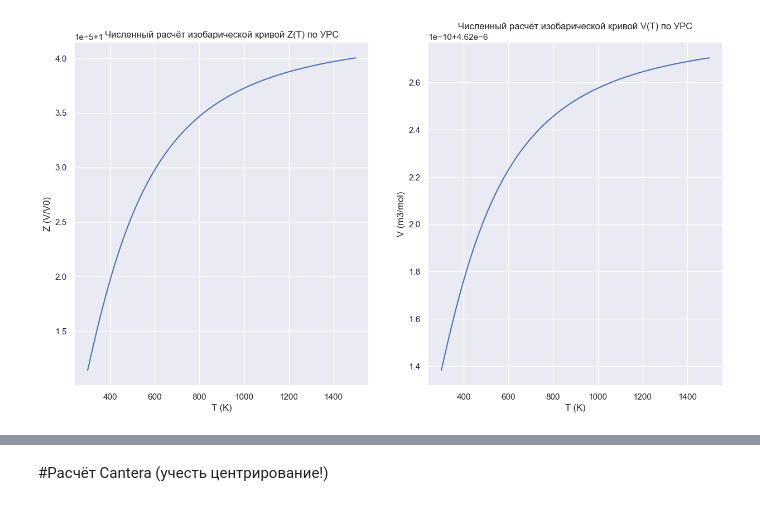
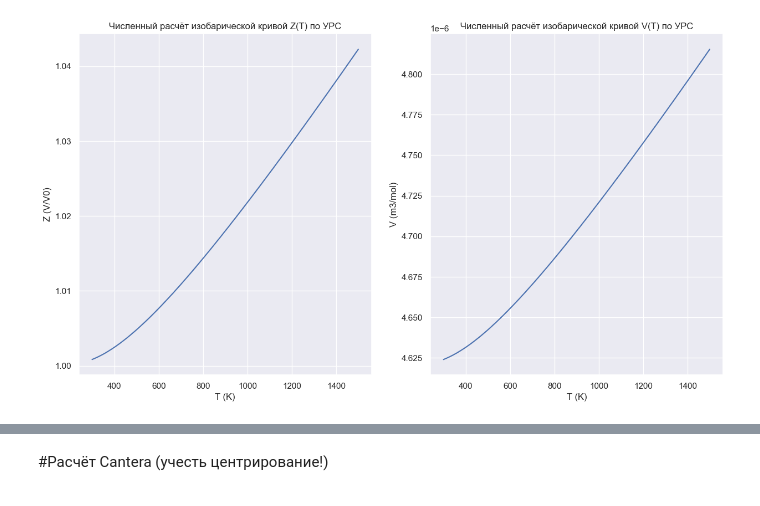
Before and after one commit to MalekWhat/MEPhI.-SCIENCE, a Jupyter notebook: DiplomaPart2.ipynb, the cells around one changed output, grey strips where cells are left out. Drawn from its saved outputs; the diff is of its cells as text; code cells hidden in the pictures.

```diff
--- a/DiplomaPart2.ipynb
+++ b/DiplomaPart2.ipynb
@@ -4,6 +4,7 @@ import math
 from tqdm import tqdm
 import matplotlib.pyplot as plt
 import seaborn as sns
+import scipy.integrate as integrate
 
 sns.set_theme()
 teta = 1250
@@ -28,7 +29,7 @@ def isoBarical(Z, T):
     term1_exp_arg = 3/2 * (K_ - 1) * (1 - eta)
     exp_val = np.exp(term1_exp_arg)
     term1 = 3 * K * (1-eta)/(eta**2) * exp_val
-    term2 = calc_CvEinst(T) * gamma / (Z * V0)
+    term2 = integrate.quad(calc_CvEinst, 5, T)[0] * gamma / (Z * V0)
     return term1 + term2
 
 def calculate_isobar(pressure):
@@ -40,34 +41,34 @@ def calculate_isobar(pressure):
     for T in tqdm(range(300, 1500)):
         T_values.append(T)
         low_z, high_z = 0.6, 5
 
         for _ in range(100):
             mid_z = (low_z + high_z) / 2
             val_mid = isoBarical(mid_z, T)
             if val_mid > pressure:
                 low_z = mid_z
             else:
                 high_z = mid_z
 
         z_values.append((low_z + high_z)/2)
 
     v_values = [z * V0 for z in z_values]
 
     plt.figure(figsize=(15, 8))
     plt.subplot(1, 2, 1)
     plt.plot(T_values, z_values)
     plt.title("Численный расчёт изобарической кривой Z(T) по УРС")
     plt.xlabel("T (K)"); plt.ylabel("Z (V/V0)"); plt.grid(True)
 
     plt.subplot(1, 2, 2)
     plt.plot(T_values, v_values)
     plt.title("Численный расчёт изобарической кривой V(T) по УРС")
     plt.xlabel("T (K)"); plt.ylabel("V (m3/mol)"); plt.grid(True)
     plt.show()
 
 calculate_isobar(101325)
 # %% [output]
-[figure, old version]
+[figure, new version]
 # %%
 class CorrectedRegression:
     def __init__(self):
```
Also changed, not shown: parts of 4 cells of this notebook.
